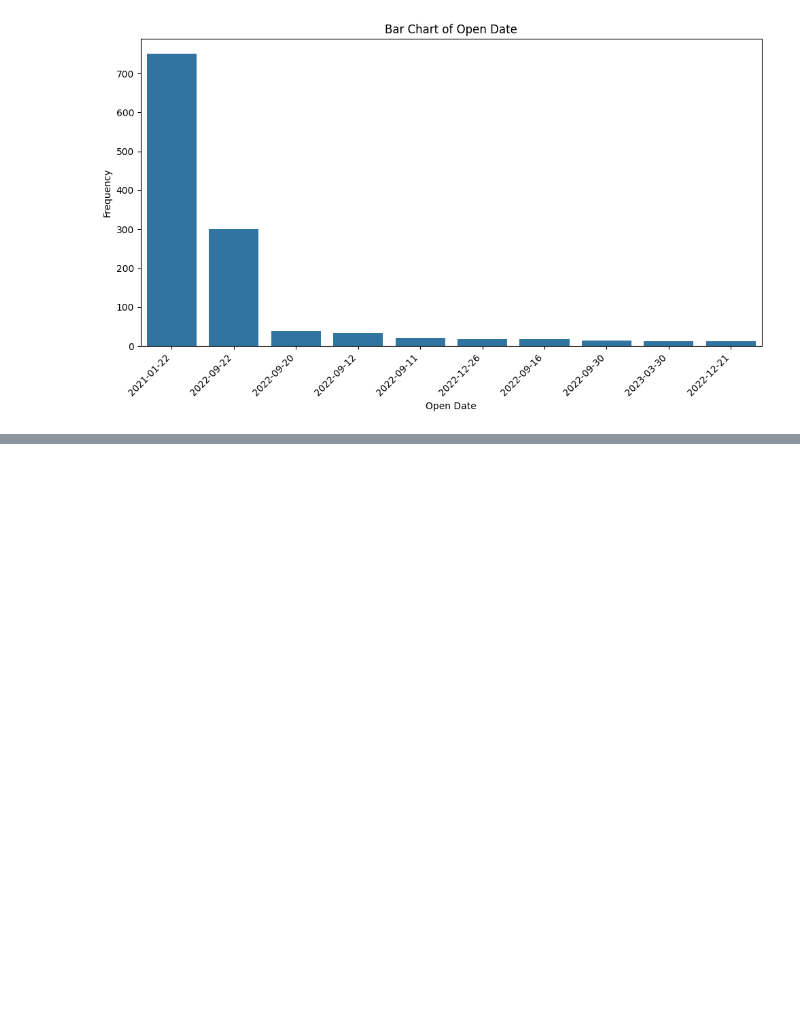
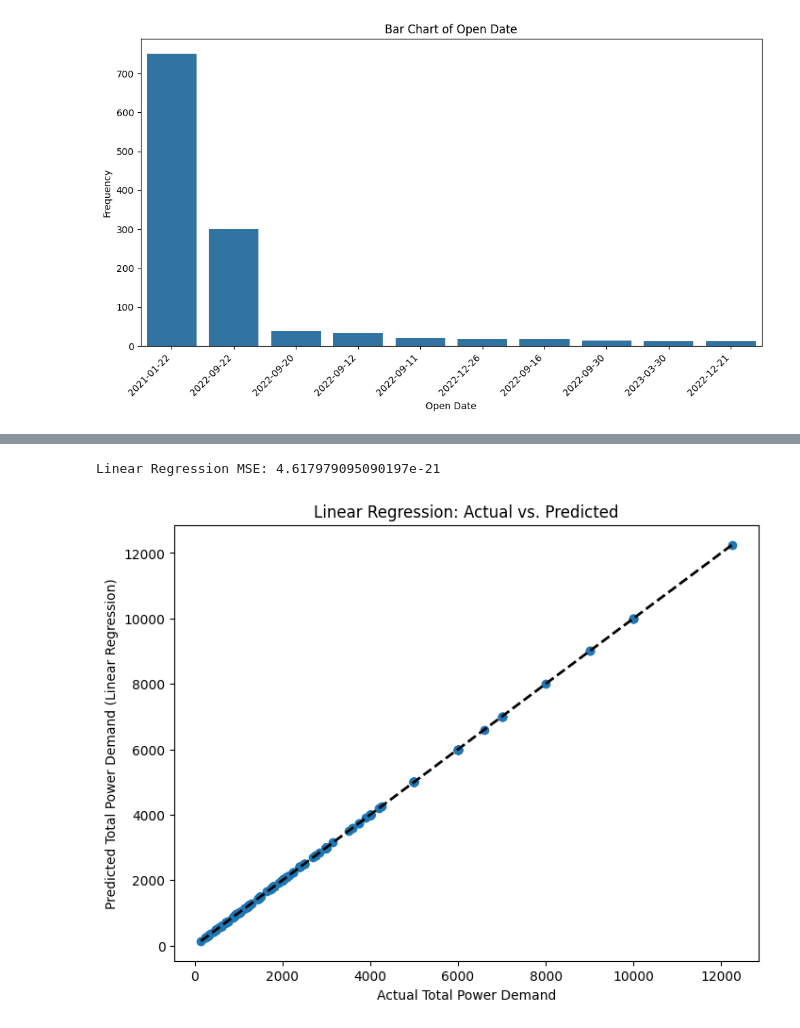
Before and after one commit to hemanthreddy-1711/Data-Mining-Project-Unstoppable, a Jupyter notebook: Data_Exploration.ipynb, the cells around one changed output, grey strips where cells are left out. Cells and saved outputs as stored; diff of their text form; code cells hidden in the pictures; blank space fills up the shorter version.

```diff
--- a/Data_Exploration.ipynb
+++ b/Data_Exploration.ipynb
@@ -250,0 +255,9 @@ for column in categorical_columns:
+# %%
+import pandas as pd
+
+# Load the dataset
+df = pd.read_csv('/content/Supercharge Locations.csv',encoding='cp1252')
+df.drop(df.columns[df.columns.str.contains('unnamed',case = False)],axis = 1, inplace = True)
+
+# Display the first few rows
+df.head()
@@ -250,0 +385,53 @@ for column in categorical_columns:
+# %%
+import pandas as pd
+from sklearn.linear_model import LinearRegression, Ridge, Lasso
+from sklearn.cluster import KMeans
+from sklearn.ensemble import RandomForestRegressor
+from sklearn.metrics import mean_squared_error, mean_absolute_error
+from sklearn.model_selection import train_test_split
+from sklearn.preprocessing import PolynomialFeatures
+import matplotlib.pyplot as plt
+import seaborn as sns
+import numpy as np
+
+# Assuming the data is in a pandas DataFrame named 'df'
+
+# Step 1: Data Preprocessing
+df = df.dropna()  # Handling missing values
+df['TotalPowerDemand'] = df['Stalls'] * df['kW']  # Creating a proxy for power demand
+
+# Feature Engineering (example: interaction term)
+df['Stalls_x_kW'] = df['Stalls'] * df['kW']
+
+# Step 2: Model Selection and Training
+# Include engineered feature and potentially polynomial features
+X = df[['Stalls', 'kW', 'Elev(m)', 'Stalls_x_kW']]
+y = df['TotalPowerDemand']
+
+# Polynomial Features (optional - experiment with degree)
+poly = PolynomialFeatures(degree=2)  # Try different degrees
+X_poly = poly.fit_transform(X)
+
+X_train, X_test, y_train, y_test = train_test_split(X_poly, y, test_size=0.2, random_state=42)
+
+# Linear Regression (with potential regularization)
+lr_model = LinearRegression()  # Or use Ridge(alpha=...) or Lasso(alpha=...)
+lr_model.fit(X_train, y_train)
+y_pred_lr = lr_model.predict(X_test)
+lr_mse = mean_squared_error(y_test, y_pred_lr)
+print(f"Linear Regression MSE: {lr_mse}")
+
+# ... (Rest of the code for K-Means and Random Forest remains the same) ...
+
+# --- Plotting ---
+# ... (Plotting code remains the same) ...
+plt.figure(figsize=(8, 6))
+plt.scatter(y_test, y_pred_lr)
+plt.plot([min(y_test), max(y_test)], [min(y_test), max(y_test)], 'k--', lw=2)  # Diagonal line
+plt.xlabel("Actual Total Power Demand")
+plt.ylabel("Predicted Total Power Demand (Linear Regression)")
+plt.title("Linear Regression: Actual vs. Predicted")
+plt.show()
+# %% [output]
+Linear Regression MSE: 4.617979095090197e-21
+[figure, added]
```
Also changed, not shown: parts of 5 cells of this notebook.
